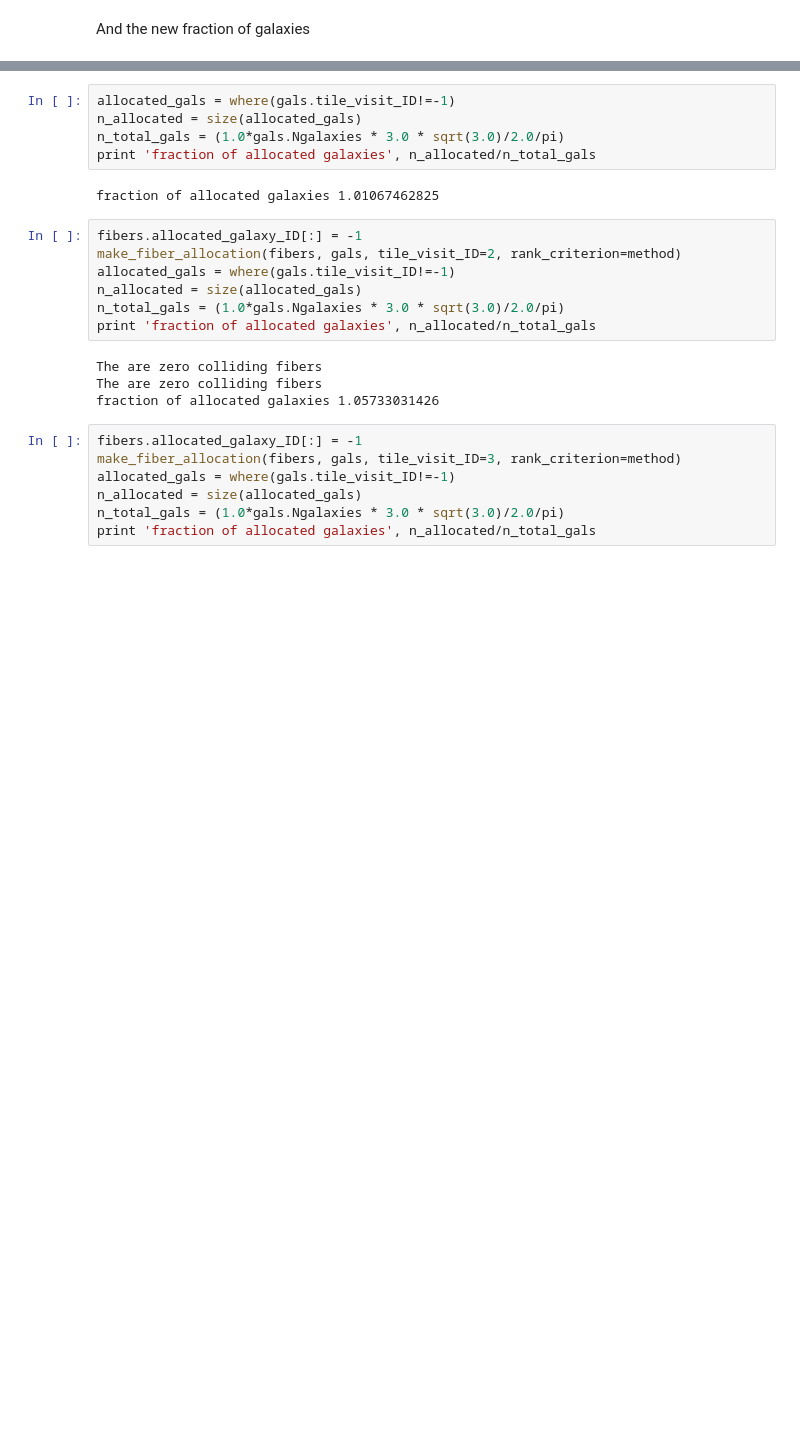
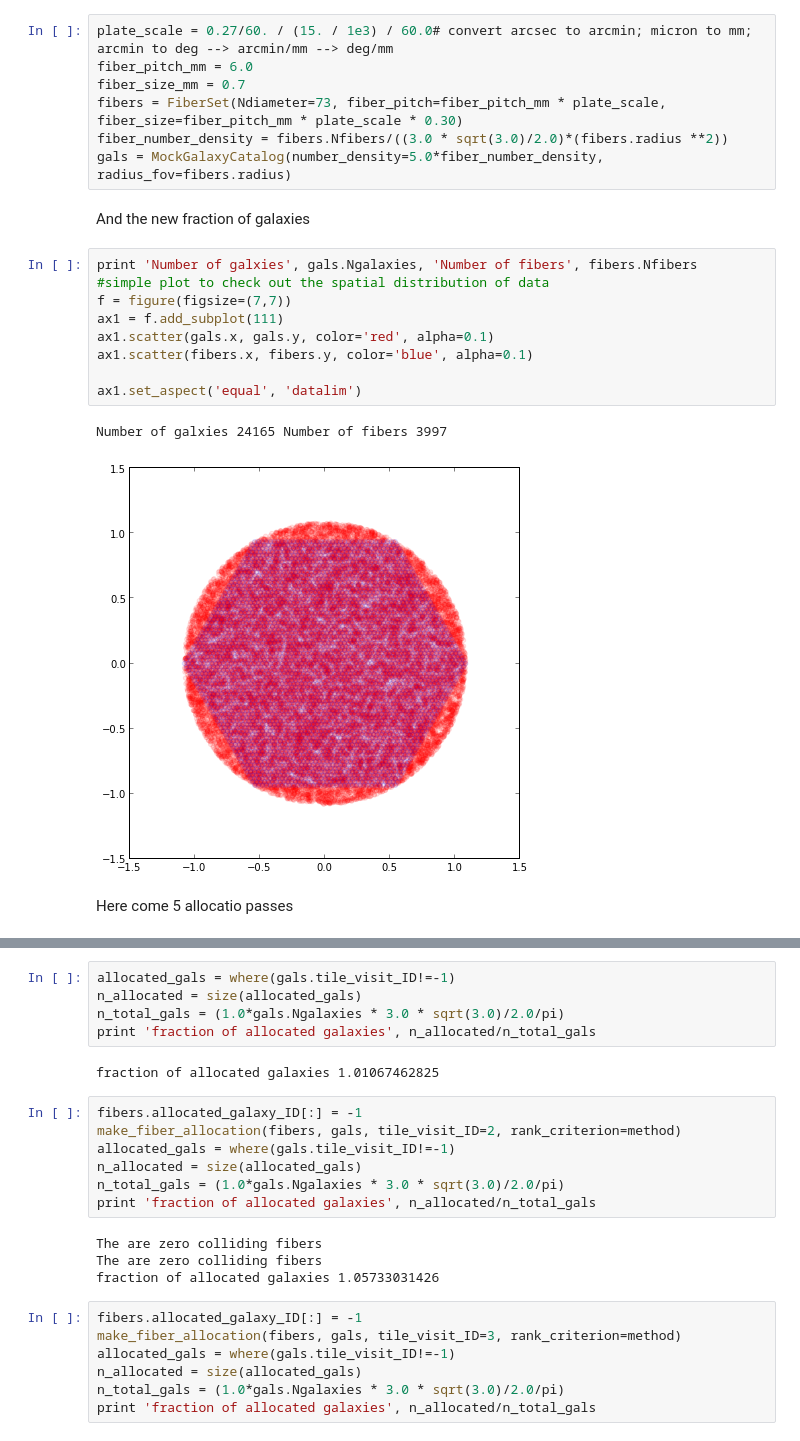
Before and after one commit to forero/FiberAllocation, a Jupyter notebook: source/fiber_allocation.ipynb, the cells around one changed output, grey strips where cells are left out. Saved outputs shown, nothing was run; the diff lists cells and outputs as text; blank space fills up the shorter version.

```diff
--- a/source/fiber_allocation.ipynb
+++ b/source/fiber_allocation.ipynb
@@ -545,2 +551,23 @@ make_fiber_allocation(fibers, gals, tile_visit_ID=2, rank_criterion=method)
+# %%
+plate_scale = 0.27/60. / (15. / 1e3) / 60.0# convert arcsec to arcmin; micron to mm; arcmin to deg --> arcmin/mm --> deg/mm
+fiber_pitch_mm = 6.0
+fiber_size_mm = 0.7
+fibers = FiberSet(Ndiameter=73, fiber_pitch=fiber_pitch_mm * plate_scale, fiber_size=fiber_pitch_mm * plate_scale * 0.30)
+fiber_number_density = fibers.Nfibers/((3.0 * sqrt(3.0)/2.0)*(fibers.radius **2))
+gals = MockGalaxyCatalog(number_density=5.0*fiber_number_density, radius_fov=fibers.radius)
 # %% [markdown]
 And the new fraction of galaxies
+# %%
+print 'Number of galxies', gals.Ngalaxies, 'Number of fibers', fibers.Nfibers
+#simple plot to check out the spatial distribution of data
+f = figure(figsize=(7,7))
+ax1 = f.add_subplot(111)
+ax1.scatter(gals.x, gals.y, color='red', alpha=0.1)
+ax1.scatter(fibers.x, fibers.y, color='blue', alpha=0.1)
+
+ax1.set_aspect('equal', 'datalim')
+# %% [output]
+Number of galxies 24165 Number of fibers 3997
+[figure, added]
+# %% [markdown]
+Here come 5 allocatio passes
```
Also changed, not shown: parts of 26 cells of this notebook.
